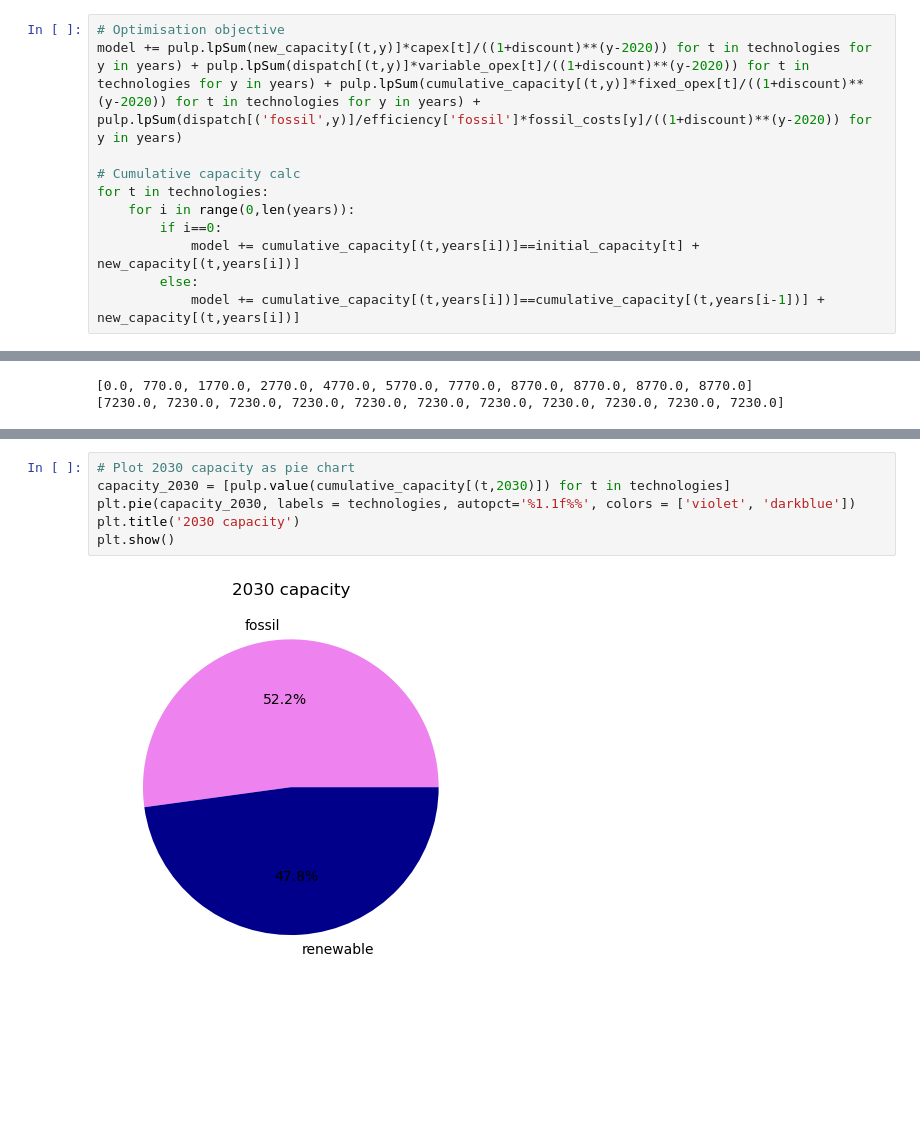
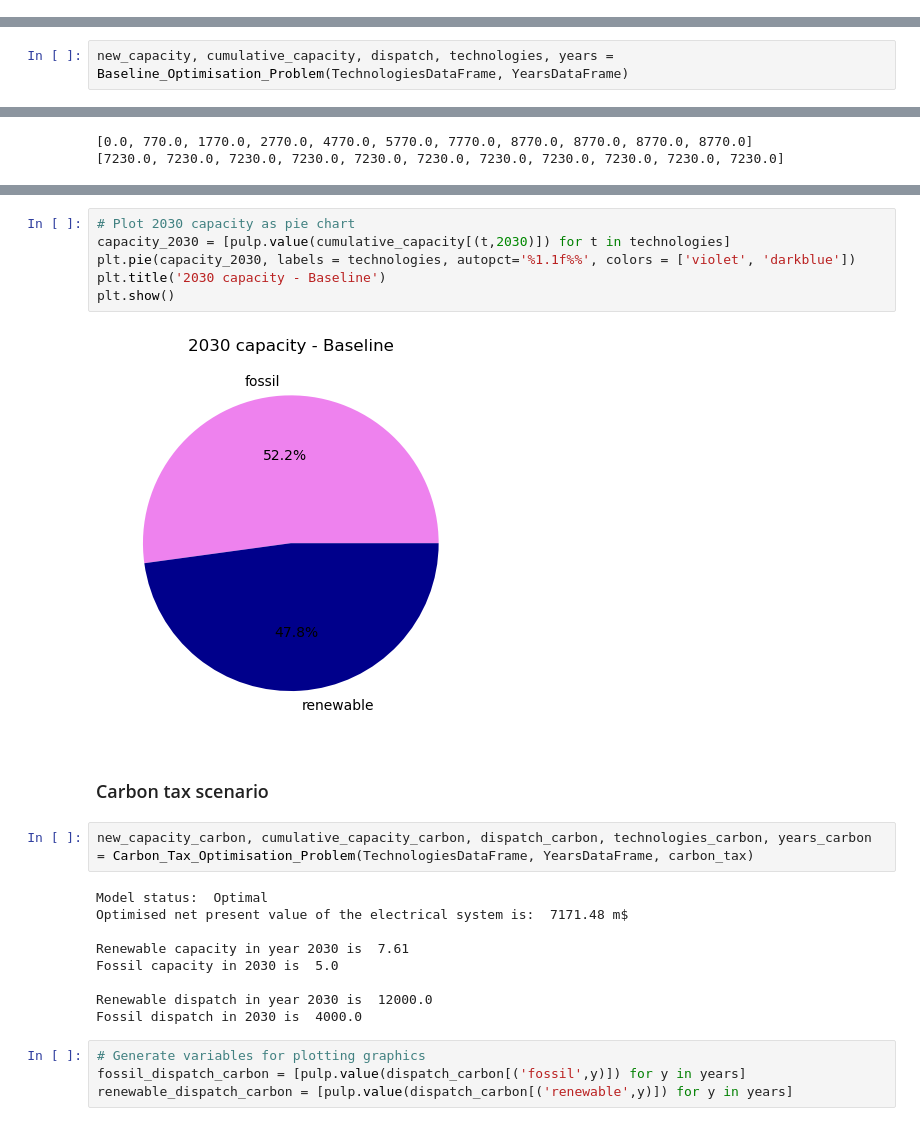
Before and after one commit to RozaliaBuzova/single-region-energy-system-optimisation, a Jupyter notebook: Single_Region_Energy_Model_Clean.ipynb, the cells around one changed output, grey strips where cells are left out. Drawn from its saved outputs; the diff is of its cells as text; blank space fills up the shorter version.

Commit message:
Updated with constraint scenarios

```diff
--- a/Single_Region_Energy_Model_Clean.ipynb
+++ b/Single_Region_Energy_Model_Clean.ipynb
@@ -70,11 +39,0 @@ dispatch = pulp.LpVariable.dicts("Dispatch", [(t,y) for t in technologies for y
-# %%
-# Optimisation objective
-model += pulp.lpSum(new_capacity[(t,y)]*capex[t]/((1+discount)**(y-2020)) for t in technologies for y in years) + pulp.lpSum(dispatch[(t,y)]*variable_opex[t]/((1+discount)**(y-2020)) for t in technologies for y in years) + pulp.lpSum(cumulative_capacity[(t,y)]*fixed_opex[t]/((1+discount)**(y-2020)) for t in technologies for y in years) + pulp.lpSum(dispatch[('fossil',y)]/efficiency['fossil']*fossil_costs[y]/((1+discount)**(y-2020)) for y in years)
-
-# Cumulative capacity calc
-for t in technologies:
-    for i in range(0,len(years)):
-        if i==0:
-            model += cumulative_capacity[(t,years[i])]==initial_capacity[t] + new_capacity[(t,years[i])]
-        else:
-            model += cumulative_capacity[(t,years[i])]==cumulative_capacity[(t,years[i-1])] + new_capacity[(t,years[i])]
@@ -113,0 +321,2 @@ Fossil dispatch in 2030 is  8770.0
+# %%
+new_capacity, cumulative_capacity, dispatch, technologies, years = Baseline_Optimisation_Problem(TechnologiesDataFrame, YearsDataFrame)
@@ -136,8 +354,25 @@ plt.show()
 # %%
 # Plot 2030 capacity as pie chart
 capacity_2030 = [pulp.value(cumulative_capacity[(t,2030)]) for t in technologies]
 plt.pie(capacity_2030, labels = technologies, autopct='%1.1f%%', colors = ['violet', 'darkblue'])
-plt.title('2030 capacity')
+plt.title('2030 capacity - Baseline')
 plt.show()
 # %% [output]
-[figure, old version]
+[figure, new version]
+# %% [markdown]
+### Carbon tax scenario
+# %%
+new_capacity_carbon, cumulative_capacity_carbon, dispatch_carbon, technologies_carbon, years_carbon = Carbon_Tax_Optimisation_Problem(TechnologiesDataFrame, YearsDataFrame, carbon_tax)
+# %% [output]
+Model status:  Optimal
+Optimised net present value of the electrical system is:  7171.48 m$
+
+Renewable capacity in year 2030 is  7.61
+Fossil capacity in 2030 is  5.0
+
+Renewable dispatch in year 2030 is  12000.0
+Fossil dispatch in 2030 is  4000.0
+# %%
+# Generate variables for plotting graphics
+fossil_dispatch_carbon = [pulp.value(dispatch_carbon[('fossil',y)]) for y in years]
+renewable_dispatch_carbon = [pulp.value(dispatch_carbon[('renewable',y)]) for y in years]
```
Also changed, not shown: parts of 31 cells of this notebook.
